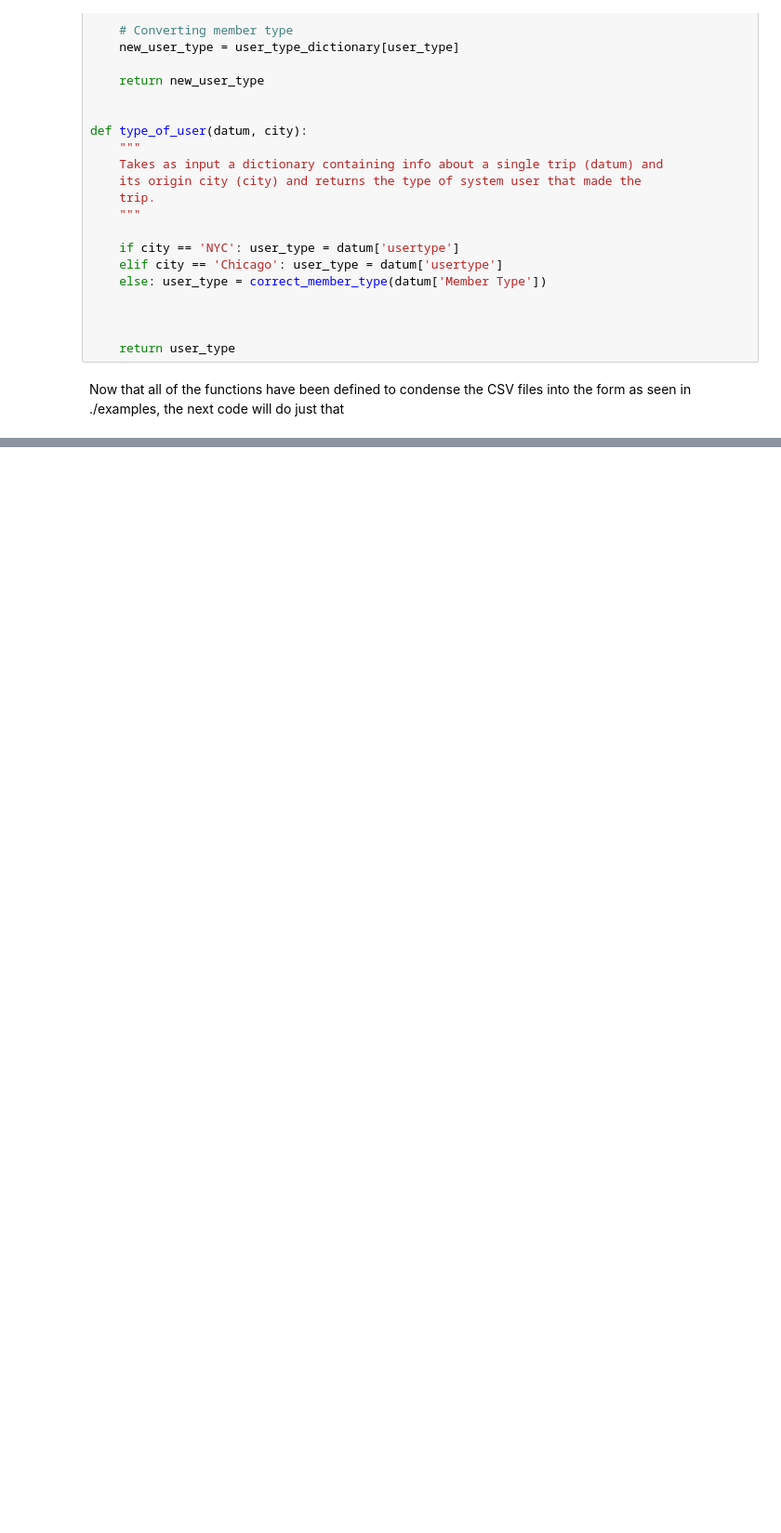
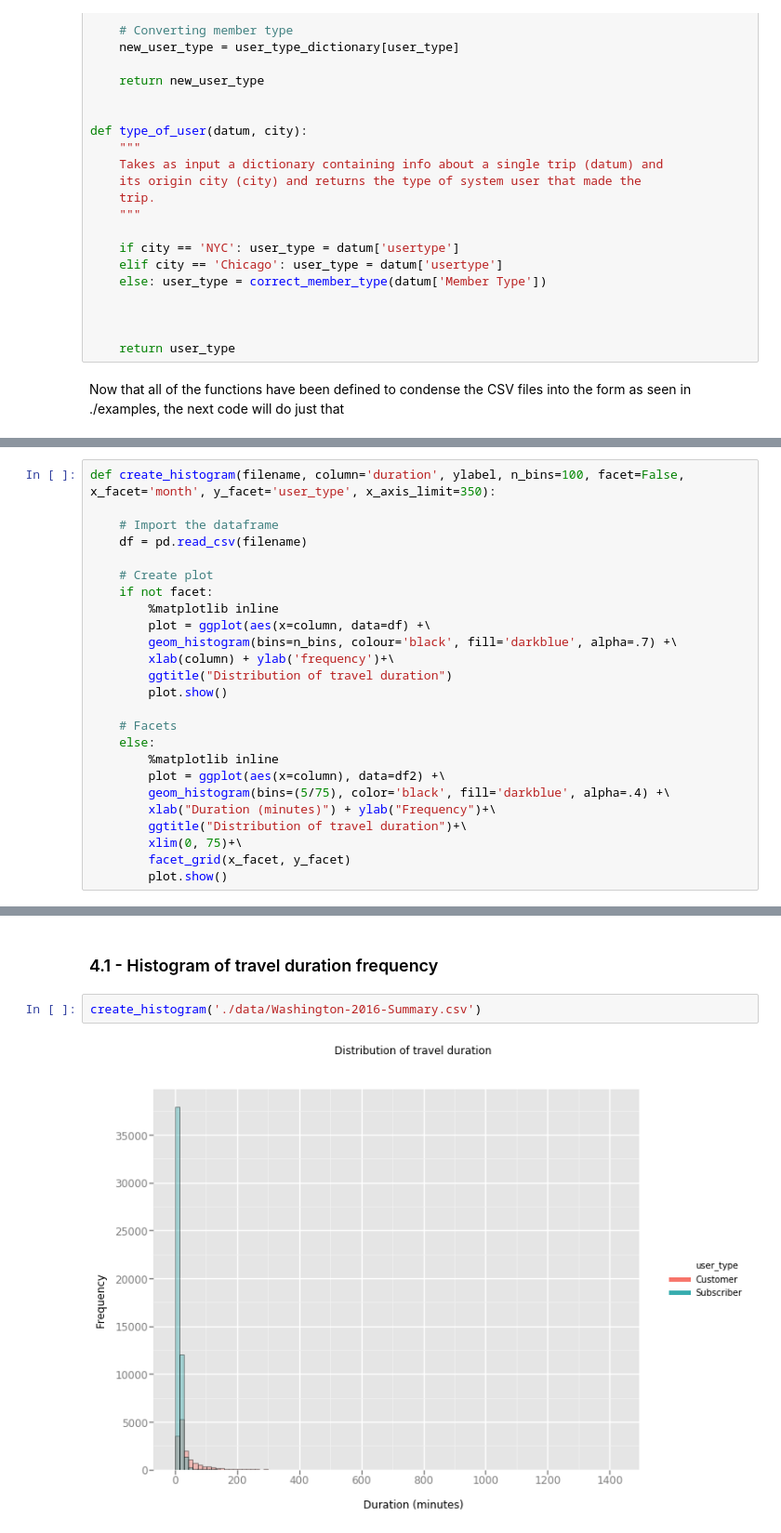
Before and after one commit to usafak/Udacity-Project---US-Bikeshare-Data-Analysis, a Jupyter notebook: Analysis.ipynb, the cells around one changed output, grey strips where cells are left out. Shown at 93% size. Saved outputs shown, nothing was run; the diff lists cells and outputs as text; blank space fills up the shorter version.

```diff
--- a/Analysis.ipynb
+++ b/Analysis.ipynb
@@ -252,0 +497,25 @@ def condense_data(in_file, out_file, city):
+# %%
+def create_histogram(filename, column='duration', ylabel, n_bins=100, facet=False, x_facet='month', y_facet='user_type', x_axis_limit=350):
+
+    # Import the dataframe
+    df = pd.read_csv(filename)
+
+    # Create plot
+    if not facet:
+        %matplotlib inline
+        plot = ggplot(aes(x=column, data=df) +\
+        geom_histogram(bins=n_bins, colour='black', fill='darkblue', alpha=.7) +\
+        xlab(column) + ylab('frequency')+\
+        ggtitle("Distribution of travel duration")
+        plot.show()
+
+    # Facets
+    else:
+        %matplotlib inline
+        plot = ggplot(aes(x=column), data=df2) +\
+        geom_histogram(bins=(5/75), color='black', fill='darkblue', alpha=.4) +\
+        xlab("Duration (minutes)") + ylab("Frequency")+\
+        ggtitle("Distribution of travel duration")+\
+        xlim(0, 75)+\
+        facet_grid(x_facet, y_facet)
+        plot.show()
@@ -252,0 +524,6 @@ def condense_data(in_file, out_file, city):
+# %% [markdown]
+### 4.1 - Histogram of travel duration frequency
+# %%
+create_histogram('./data/Washington-2016-Summary.csv')
+# %% [output]
+[figure, added]
```
Also changed, not shown: parts of 44 cells of this notebook.
